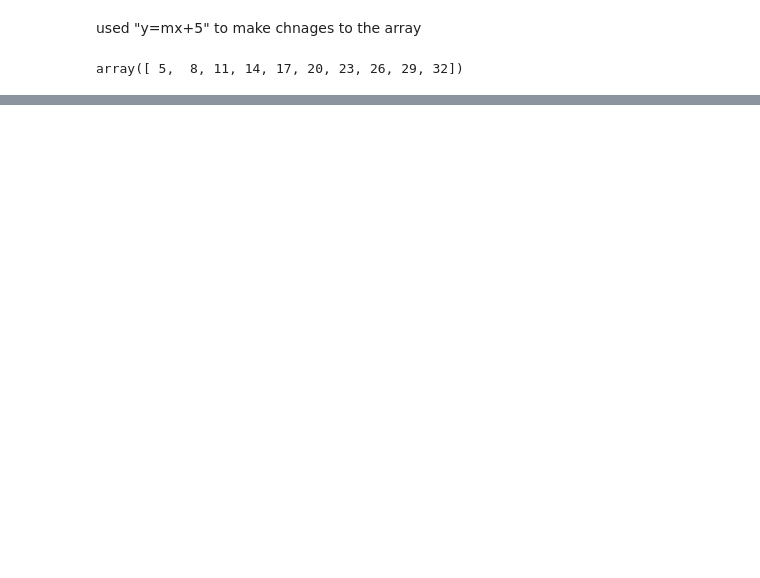
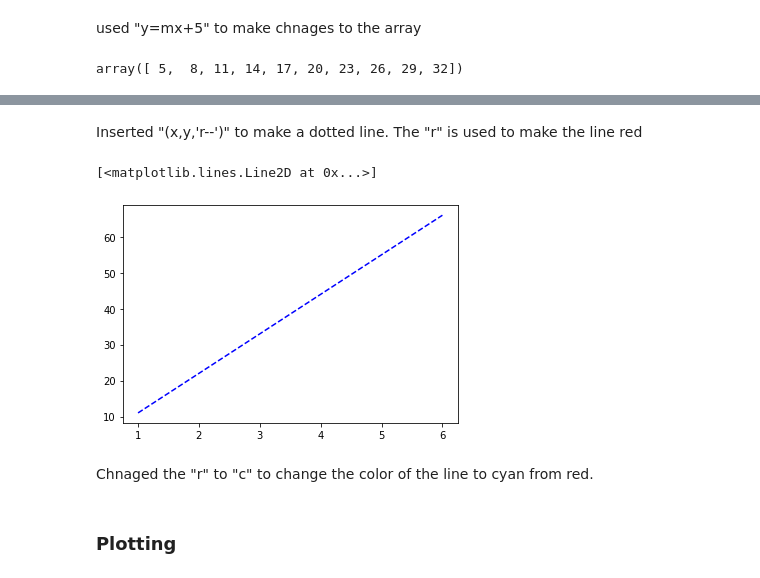
Before and after one commit to mikesenape/Lab-1, a Jupyter notebook: Senape_Lab_1.ipynb, the cells around one changed output, grey strips where cells are left out. Saved outputs shown, nothing was run; the diff lists cells and outputs as text; code cells hidden in the pictures; blank space fills up the shorter version.

```diff
--- a/Senape_Lab_1.ipynb
+++ b/Senape_Lab_1.ipynb
@@ -165,0 +154,11 @@ array([ 5,  8, 11, 14, 17, 20, 23, 26, 29, 32])
+# %% [markdown]
+Inserted "(x,y,'r--')" to make a dotted line. The "r" is used to make the line red
+# %%
+plt.plot(x,y,'b--')
+# %% [output]
+[<matplotlib.lines.Line2D at 0x...>]
+[figure, added]
+# %% [markdown]
+Chnaged the "r" to "c" to change the color of the line to cyan from red.
+# %% [markdown]
+### Plotting
```
Also changed, not shown: parts of 157 cells of this notebook.
